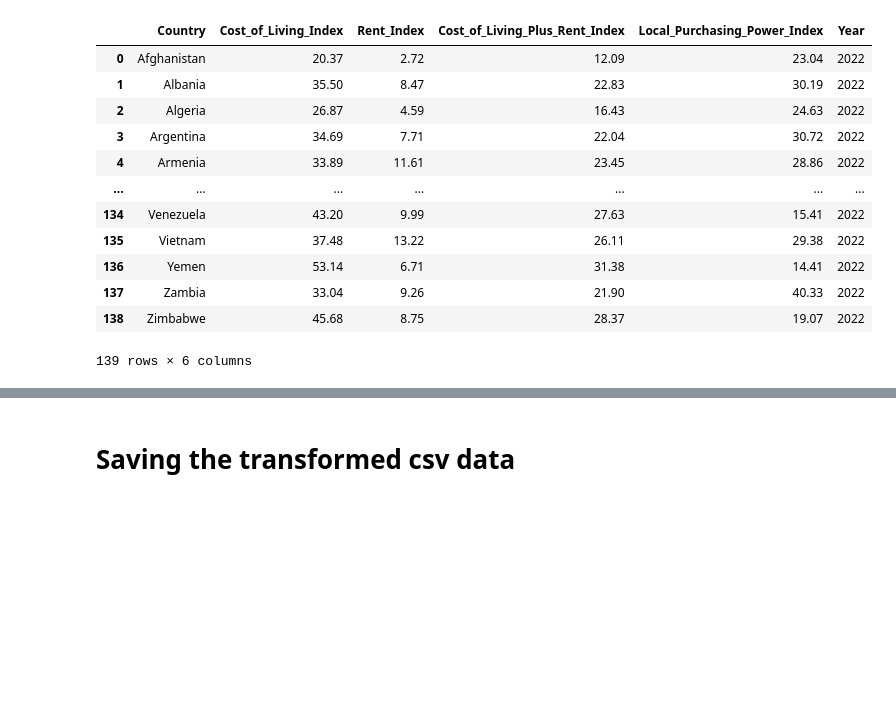
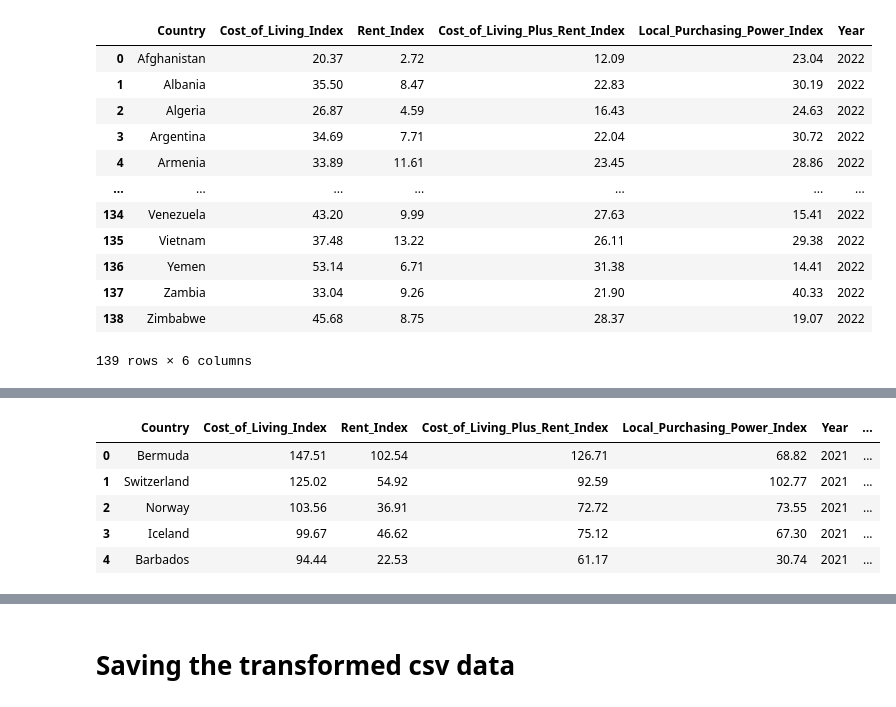
Before and after one commit to kass173/project-3, a Jupyter notebook: ETL/data_transformation.ipynb, the cells around one changed output, grey strips where cells are left out. Drawn from its saved outputs; the diff is of its cells as text; code cells hidden in the pictures; blank space fills up the shorter version.

```diff
--- a/ETL/data_transformation.ipynb
+++ b/ETL/data_transformation.ipynb
@@ -407,0 +504,9 @@ CostLiving2022_data
+# %%
+CostLiving2021_data.head()
+# %% [output]
+|  | Country | Cost_of_Living_Index | Rent_Index | Cost_of_Living_Plus_Rent_Index | Local_Purchasing_Power_Index | Year | ... |
+| 0 | Bermuda | 147.51 | 102.54 | 126.71 | 68.82 | 2021 | ... |
+| 1 | Switzerland | 125.02 | 54.92 | 92.59 | 102.77 | 2021 | ... |
+| 2 | Norway | 103.56 | 36.91 | 72.72 | 73.55 | 2021 | ... |
+| 3 | Iceland | 99.67 | 46.62 | 75.12 | 67.30 | 2021 | ... |
+| 4 | Barbados | 94.44 | 22.53 | 61.17 | 30.74 | 2021 | ... |
```
Also changed, not shown: parts of 14 cells of this notebook, 1 other file.
